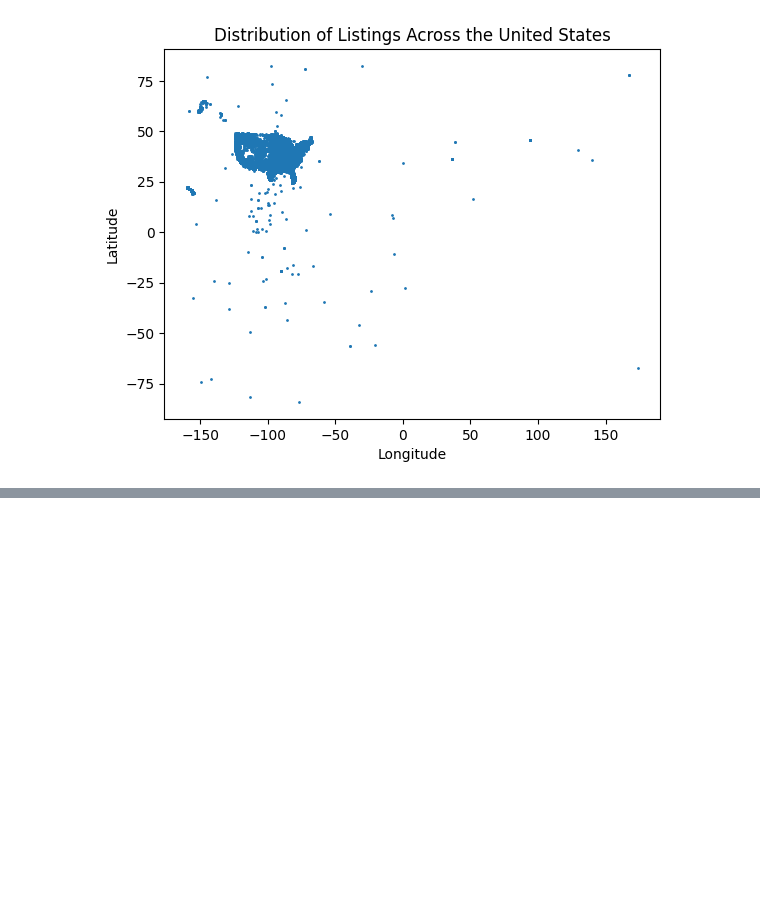
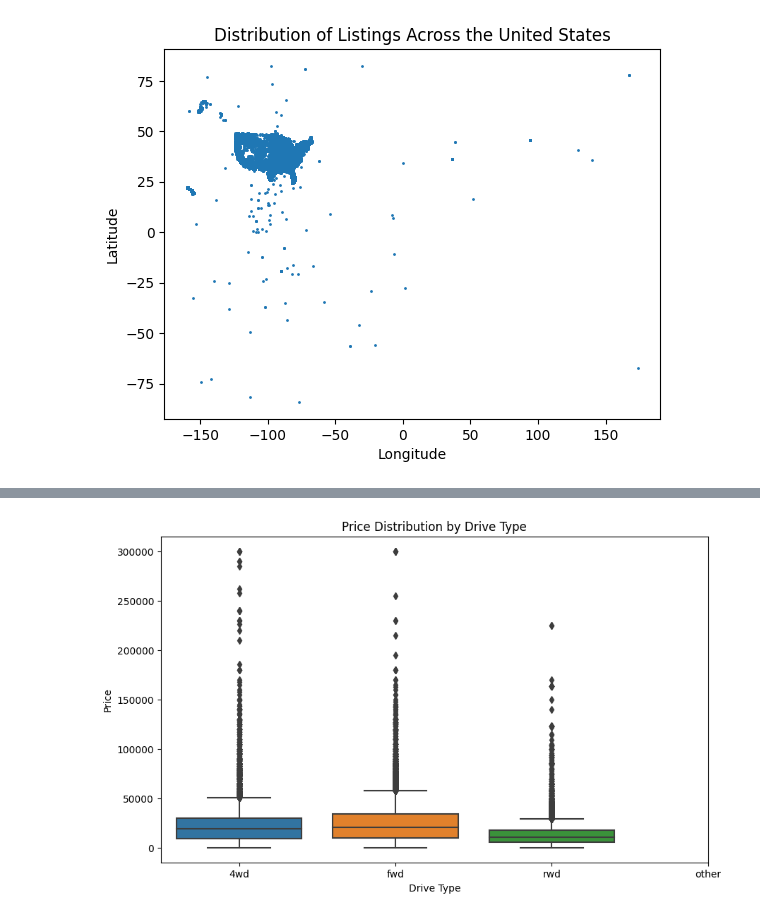
Before and after one commit to zaki1503/craigslistpriceprediction, a Jupyter notebook: DSC148FinalProjectNotebook.ipynb, the cells around one changed output, grey strips where cells are left out. Saved outputs shown, nothing was run; the diff lists cells and outputs as text; code cells hidden in the pictures; blank space fills up the shorter version.

```diff
--- a/DSC148FinalProjectNotebook.ipynb
+++ b/DSC148FinalProjectNotebook.ipynb
@@ -329,0 +483,24 @@ us_map
+# %%
+# create a dictionary to map drive type categories to numerical values
+drive_order = {'4wd': 0, 'fwd': 1, 'rwd': 2, 'other': 3}
+
+# create a new column in the DataFrame with the numerical values
+df_bp = df_clean.copy()
+df_bp['drive_order'] = df_bp['drive'].map(drive_order)
+
+# create a boxplot
+fig, ax = plt.subplots(figsize=(10, 6))  # set the figsize parameter to adjust the plot width
+sns.boxplot(x='drive', y='price', data=df_bp, whis=1, ax=ax)
+
+# set title and axis labels
+ax.set_title('Price Distribution by Drive Type')
+ax.set_xlabel('Drive Type')
+ax.set_ylabel('Price')
+
+# set the tick labels for the x-axis to the drive type categories
+plt.xticks(range(len(drive_order)), sorted(drive_order, key=lambda x: drive_order[x]))
+
+# display the plot
+plt.show()
+# %% [output]
+[figure, added]
```
Also changed, not shown: parts of 17 cells of this notebook.
